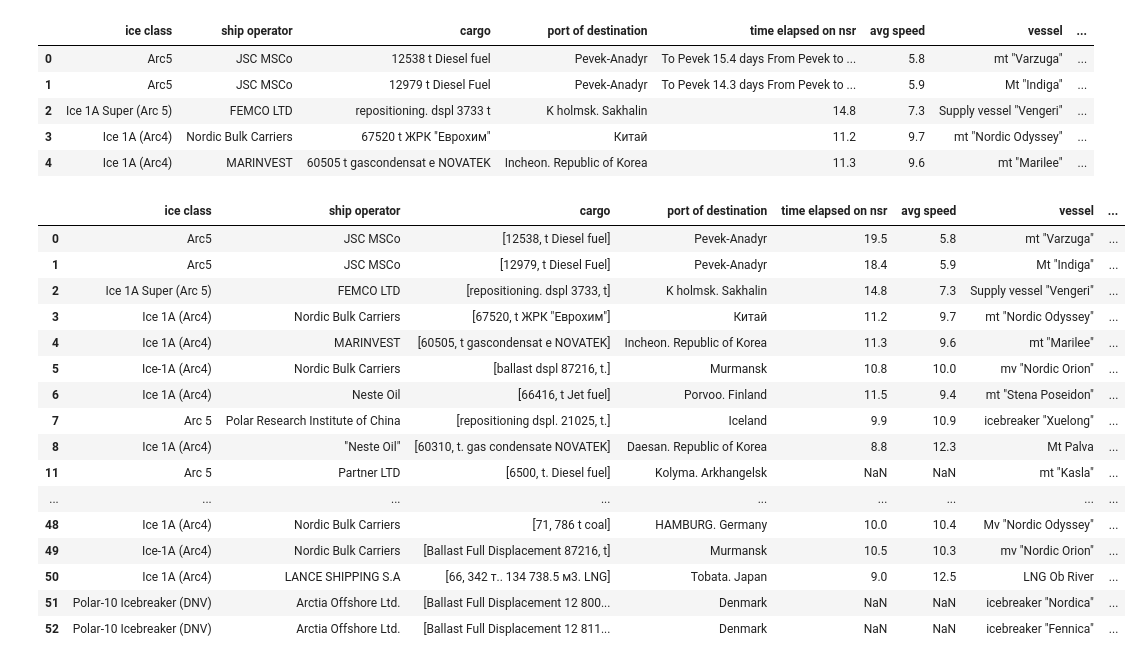
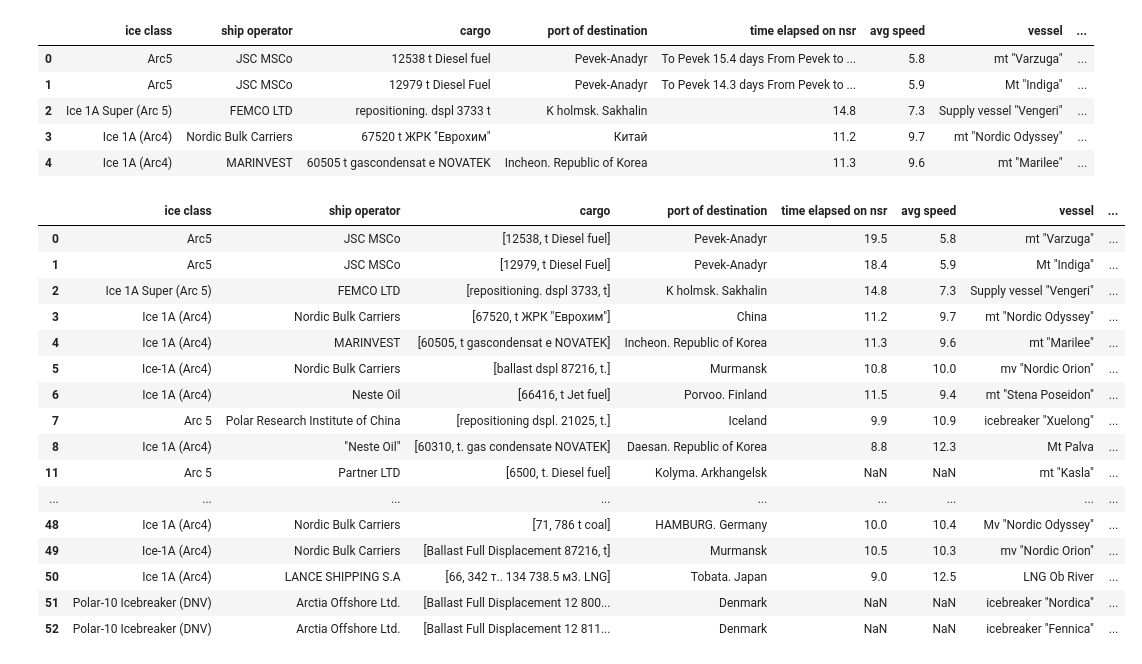
Before and after one commit to csmith454/nsr-project, a Jupyter notebook: nsr_data_wrangling.ipynb, the cells around one changed output. Drawn from its saved outputs; the diff is of its cells as text; code cells hidden in the pictures.

Commit message:
finished 2012 table

```diff
--- a/nsr_data_wrangling.ipynb
+++ b/nsr_data_wrangling.ipynb
@@ -5,6 +5,9 @@
 import pandas as pd
 import numpy as np
 import os
+# %%
+pd.set_option('display.max_rows',None)
+pd.set_option('display.max_rows',None)
 # %%
 # open csv files as pandas dataframes
 
@@ -371,6 +383,8 @@ df_2012.drop(43,axis=0,inplace=True)
 #     multiple types of data within a single cell creates problems
 
 df_2012.loc[0,'avg speed'] = 5.8
+
+df_2012.loc[3,'port of destination'] = 'China'
 
 df_2012.loc[6,'starting port'] = 'Yosu, Republic of Korea'
 df_2012.loc[6,'starting date'] = '30.06.12'
@@ -387,6 +401,9 @@ df_2012.loc[11,'starting time'] = np.nan
 df_2012.loc[13,'starting port'] = 'Port of Nakhodka'
 df_2012.loc[13,'starting date'] = '05.08.12'
 df_2012.loc[13,'starting time'] = '14:30'
+
+df_2012.loc[14,'vessel'] = 'Mt "Yaroslav Mudryi"'
+df_2012.loc[14,'flag'] = np.nan
 
 df_2012.loc[15,'starting port'] = 'Huanghua, China'
 df_2012.loc[15,'starting date'] = '11.08.12'
@@ -442,34 +459,34 @@ df_2012.loc[47,'starting time'] = np.nan
 df_2012.loc[48,'starting port'] = 'Vancouver, Canada'
 df_2012.loc[48,'starting date'] = '26.10.12'
 df_2012.loc[48,'starting time'] = '04:00'
 
 df_2012.loc[49,'port of destination'] = 'Murmansk'
 df_2012.loc[49,'starting port'] = 'Caofeidian, China'
 df_2012.loc[49,'starting date'] = '28.10.12'
 df_2012.loc[49,'starting time'] = '04:00'
 
 df_2012.loc[50,'vessel'] = 'LNG Ob River'
 df_2012.loc[50,'flag'] = 'Marshall Islands'
 df_2012.loc[50,'starting port'] = 'Hammerfest, Norway'
 df_2012.loc[50,'starting date'] = '07.11.12'
 df_2012.loc[50,'starting time'] = '18:55'
 
 df_2012.loc[51,'starting port'] = 'Alaska, USA'
 df_2012.loc[51,'starting date'] = '12.11.12'
 df_2012.loc[51,'starting time'] = '08:30'
 
 df_2012.loc[52,'starting port'] = 'Alaska, USA'
 df_2012.loc[52,'starting date'] = '12.11.12'
 df_2012.loc[52,'starting time'] = '07:45'
 
 
 df_2012
 # %% [output]
 |  | ice class | ship operator | cargo | port of destination | time elapsed on nsr | avg speed | vessel | ... |
 | 0 | Arc5 | JSC MSCo | [12538, t Diesel fuel] | Pevek-Anadyr | 19.5 | 5.8 | mt "Varzuga" | ... |
 | 1 | Arc5 | JSC MSCo | [12979, t Diesel Fuel] | Pevek-Anadyr | 18.4 | 5.9 | Mt "Indiga" | ... |
 | 2 | Ice 1A Super (Arc 5) | FEMCO LTD | [repositioning. dspl 3733, t] | K holmsk. Sakhalin | 14.8 | 7.3 | Supply vessel "Vengeri" | ... |
-| 3 | Ice 1A (Arc4) | Nordic Bulk Carriers | [67520, t ЖРК "Еврохим"] | Китай | 11.2 | 9.7 | mt "Nordic Odyssey" | ... |
+| 3 | Ice 1A (Arc4) | Nordic Bulk Carriers | [67520, t ЖРК "Еврохим"] | China | 11.2 | 9.7 | mt "Nordic Odyssey" | ... |
 | 4 | Ice 1A (Arc4) | MARINVEST | [60505, t gascondensat e NOVATEK] | Inchеon. Republic of Korea | 11.3 | 9.6 | mt "Marilee" | ... |
 | 5 | Ice-1A (Arc4) | Nordic Bulk Carriers | [ballast dspl 87216, t.] | Murmansk | 10.8 | 10.0 | mv "Nordic Orion" | ... |
 | 6 | Ice 1A (Arc4) | Neste Oil | [66416, t Jet fuel] | Porvoo. Finland | 11.5 | 9.4 | mt "Stena Poseidon" | ... |
```
Also changed, not shown: parts of 21 cells of this notebook.
